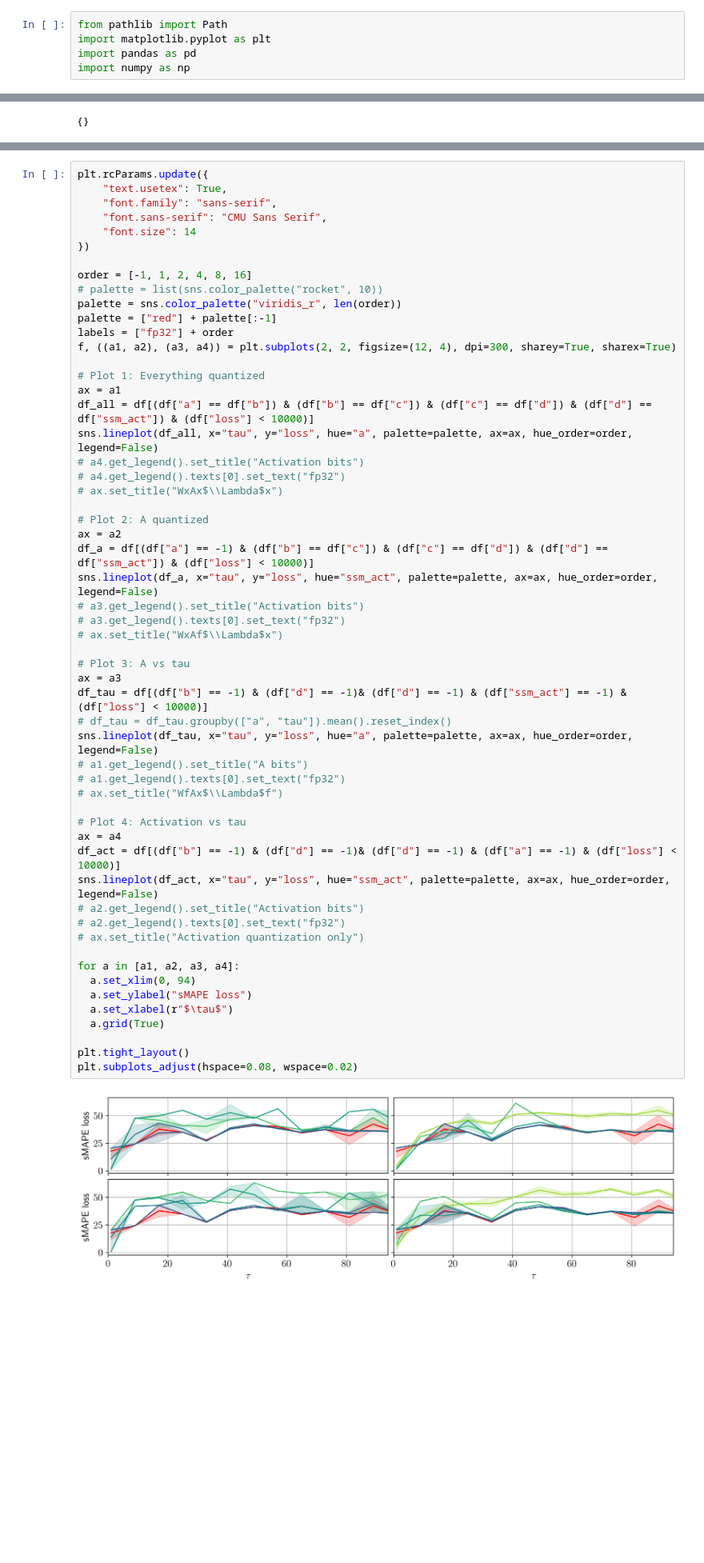
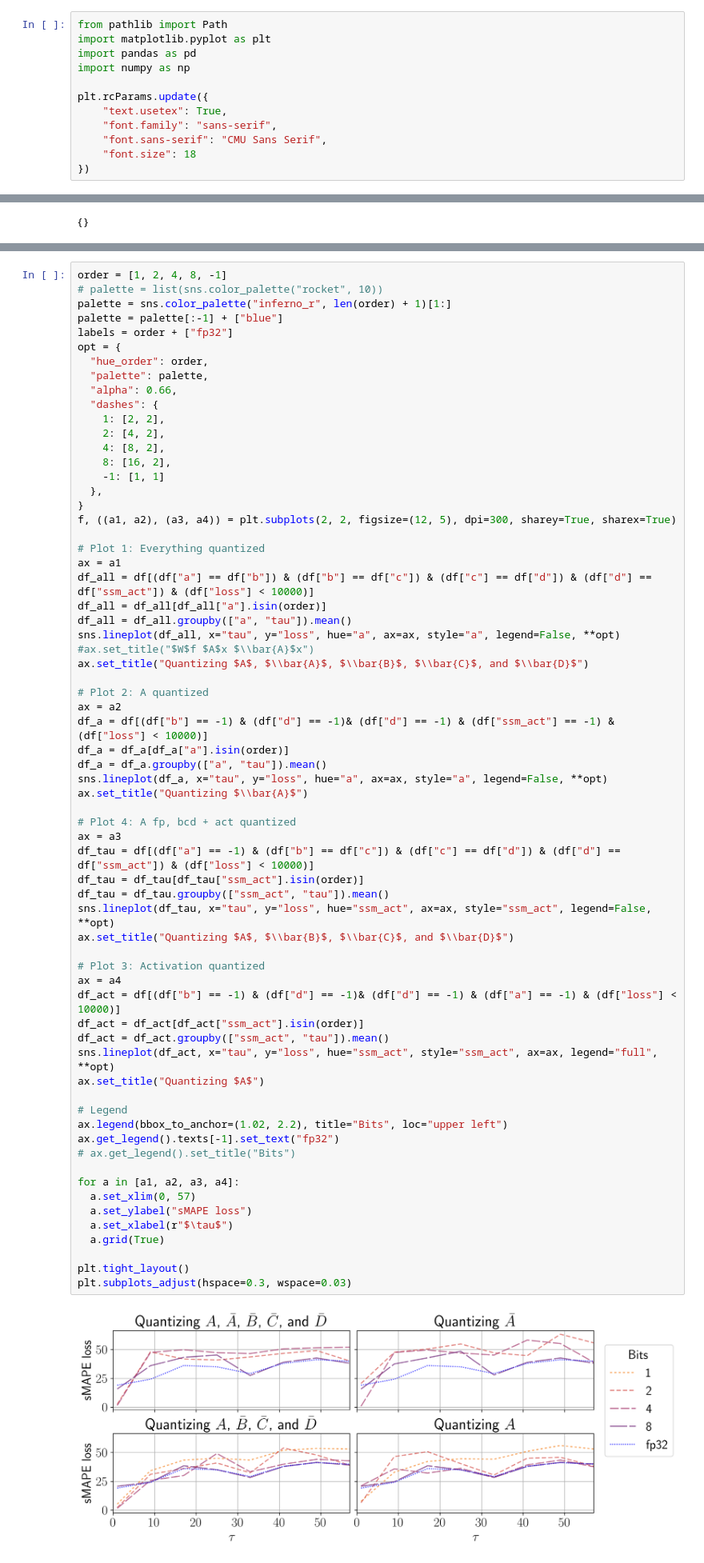
Before and after one commit to kmheckel/Q-S5, a Jupyter notebook: experiments/mackey_glass_plot.ipynb, the cells around one changed output, grey strips where cells are left out. Shown at 80% size. Cells and saved outputs as stored; diff of their text form; blank space fills up the shorter version.

Commit message:
Updated MG plot

```diff
--- a/experiments/mackey_glass_plot.ipynb
+++ b/experiments/mackey_glass_plot.ipynb
@@ -3,6 +3,13 @@ from pathlib import Path
 import matplotlib.pyplot as plt
 import pandas as pd
 import numpy as np
+
+plt.rcParams.update({
+    "text.usetex": True,
+    "font.family": "sans-serif",
+    "font.sans-serif": "CMU Sans Serif",
+    "font.size": 18
+})
 # %%
 import yaml
 import json
@@ -43,61 +90,71 @@ df.head()
 # %%
-plt.rcParams.update({
-    "text.usetex": True,
-    "font.family": "sans-serif",
-    "font.sans-serif": "CMU Sans Serif",
-    "font.size": 14
-})
-
-order = [-1, 1, 2, 4, 8, 16]
+order = [1, 2, 4, 8, -1]
 # palette = list(sns.color_palette("rocket", 10))
-palette = sns.color_palette("viridis_r", len(order))
-palette = ["red"] + palette[:-1]
-labels = ["fp32"] + order
-f, ((a1, a2), (a3, a4)) = plt.subplots(2, 2, figsize=(12, 4), dpi=300, sharey=True, sharex=True)
+palette = sns.color_palette("inferno_r", len(order) + 1)[1:]
+palette = palette[:-1] + ["blue"]
+labels = order + ["fp32"]
+opt = {
+  "hue_order": order,
+  "palette": palette,
+  "alpha": 0.66,
+  "dashes": {
+    1: [2, 2],
+    2: [4, 2],
+    4: [8, 2],
+    8: [16, 2],
+    -1: [1, 1]
+  },
+}
+f, ((a1, a2), (a3, a4)) = plt.subplots(2, 2, figsize=(12, 5), dpi=300, sharey=True, sharex=True)
 
 # Plot 1: Everything quantized
 ax = a1
 df_all = df[(df["a"] == df["b"]) & (df["b"] == df["c"]) & (df["c"] == df["d"]) & (df["d"] == df["ssm_act"]) & (df["loss"] < 10000)]
-sns.lineplot(df_all, x="tau", y="loss", hue="a", palette=palette, ax=ax, hue_order=order, legend=False)
-# a4.get_legend().set_title("Activation bits")
-# a4.get_legend().texts[0].set_text("fp32")
-# ax.set_title("WxAx$\\Lambda$x")
+df_all = df_all[df_all["a"].isin(order)]
+df_all = df_all.groupby(["a", "tau"]).mean()
+sns.lineplot(df_all, x="tau", y="loss", hue="a", ax=ax, style="a", legend=False, **opt)
+#ax.set_title("$W$f $A$x $\\bar{A}$x")
+ax.set_title("Quantizing $A$, $\\bar{A}$, $\\bar{B}$, $\\bar{C}$, and $\\bar{D}$")
 
 # Plot 2: A quantized
 ax = a2
-df_a = df[(df["a"] == -1) & (df["b"] == df["c"]) & (df["c"] == df["d"]) & (df["d"] == df["ssm_act"]) & (df["loss"] < 10000)]
-sns.lineplot(df_a, x="tau", y="loss", hue="ssm_act", palette=palette, ax=ax, hue_order=order, legend=False)
-# a3.get_legend().set_title("Activation bits")
-# a3.get_legend().texts[0].set_text("fp32")
-# ax.set_title("WxAf$\\Lambda$x")
+df_a = df[(df["b"] == -1) & (df["d"] == -1)& (df["d"] == -1) & (df["ssm_act"] == -1) & (df["loss"] < 10000)]
+df_a = df_a[df_a["a"].isin(order)]
+df_a = df_a.groupby(["a", "tau"]).mean()
+sns.lineplot(df_a, x="tau", y="loss", hue="a", ax=ax, style="a", legend=False, **opt)
+ax.set_title("Quantizing $\\bar{A}$")
 
-# Plot 3: A vs tau
+# Plot 4: A fp, bcd + act quantized
 ax = a3
-df_tau = df[(df["b"] == -1) & (df["d"] == -1)& (df["d"] == -1) & (df["ssm_act"] == -1) & (df["loss"] < 10000)]
-# df_tau = df_tau.groupby(["a", "tau"]).mean().reset_index()
-sns.lineplot(df_tau, x="tau", y="loss", hue="a", palette=palette, ax=ax, hue_order=order, legend=False)
-# a1.get_legend().set_title("A bits")
-# a1.get_legend().texts[0].set_text("fp32")
-# ax.set_title("WfAx$\\Lambda$f")
+df_tau = df[(df["a"] == -1) & (df["b"] == df["c"]) & (df["c"] == df["d"]) & (df["d"] == df["ssm_act"]) & (df["loss"] < 10000)]
+df_tau = df_tau[df_tau["ssm_act"].isin(order)]
+df_tau = df_tau.groupby(["ssm_act", "tau"]).mean()
+sns.lineplot(df_tau, x="tau", y="loss", hue="ssm_act", ax=ax, style="ssm_act", legend=False, **opt)
+ax.set_title("Quantizing $A$, $\\bar{B}$, $\\bar{C}$, and $\\bar{D}$")
 
-# Plot 4: Activation vs tau
+# Plot 3: Activation quantized
 ax = a4
 df_act = df[(df["b"] == -1) & (df["d"] == -1)& (df["d"] == -1) & (df["a"] == -1) & (df["loss"] < 10000)]
-sns.lineplot(df_act, x="tau", y="loss", hue="ssm_act", palette=palette, ax=ax, hue_order=order, legend=False)
-# a2.get_legend().set_title("Activation bits")
-# a2.get_legend().texts[0].set_text("fp32")
-# ax.set_title("Activation quantization only")
+df_act = df_act[df_act["ssm_act"].isin(order)]
+df_act = df_act.groupby(["ssm_act", "tau"]).mean()
+sns.lineplot(df_act, x="tau", y="loss", hue="ssm_act", style="ssm_act", ax=ax, legend="full", **opt)
+ax.set_title("Quantizing $A$")
+
+# Legend
+ax.legend(bbox_to_anchor=(1.02, 2.2), title="Bits", loc="upper left")
+ax.get_legend().texts[-1].set_text("fp32")
+# ax.get_legend().set_title("Bits")
 
 for a in [a1, a2, a3, a4]:
-  a.set_xlim(0, 94)
+  a.set_xlim(0, 57)
   a.set_ylabel("sMAPE loss")
   a.set_xlabel(r"$\tau$")
   a.grid(True)
 
 plt.tight_layout()
-plt.subplots_adjust(hspace=0.08, wspace=0.02)
+plt.subplots_adjust(hspace=0.3, wspace=0.03)
 # %% [output]
-[figure, old version]
+[figure, new version]
 # %%
 df_act = df[(df["b"] == -1) & (df["d"] == -1)& (df["d"] == -1) & (df["a"] == -1) & (df["loss"] < 10000)]
 df_act = df_act.groupby(["tau", "ssm_act"]).mean().reset_index()
```
Also changed, not shown: parts of 3 cells of this notebook.
